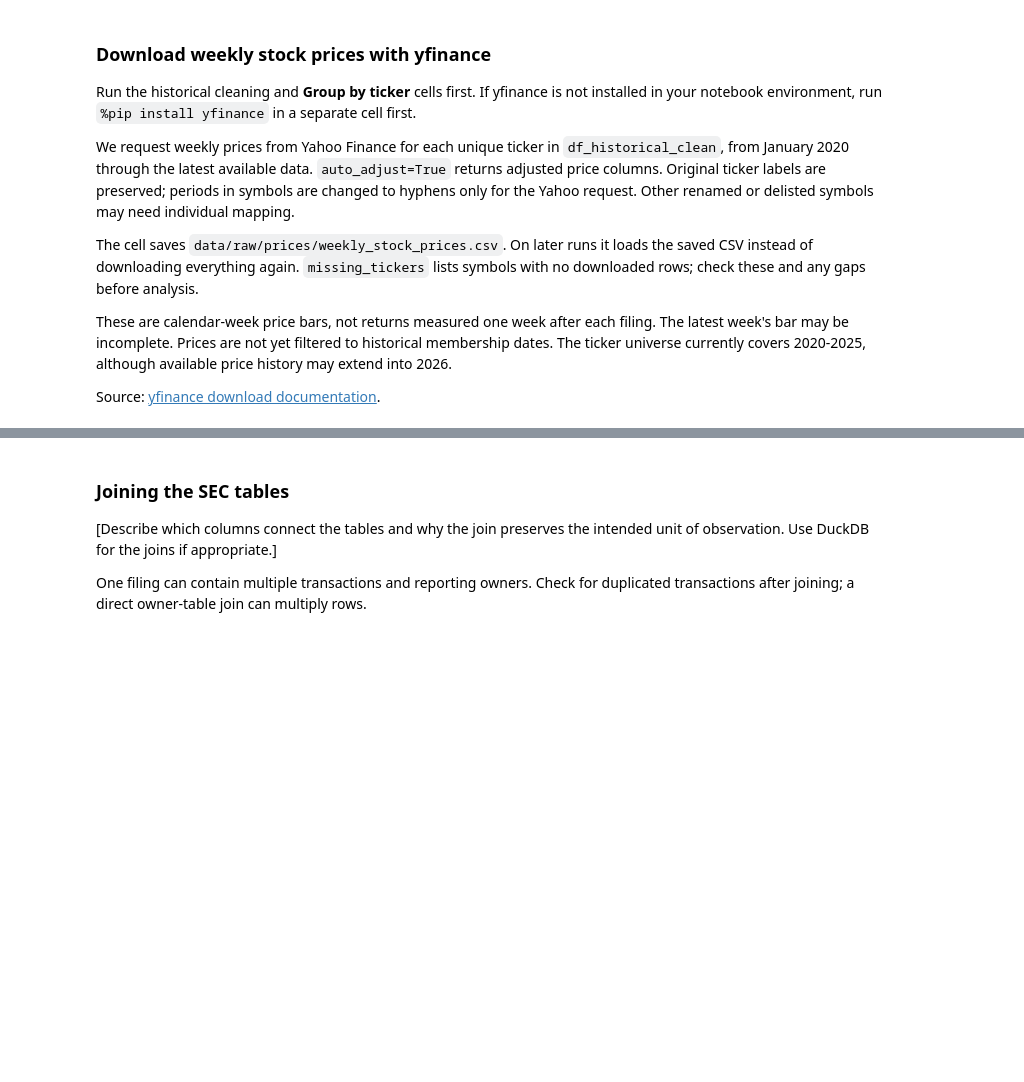
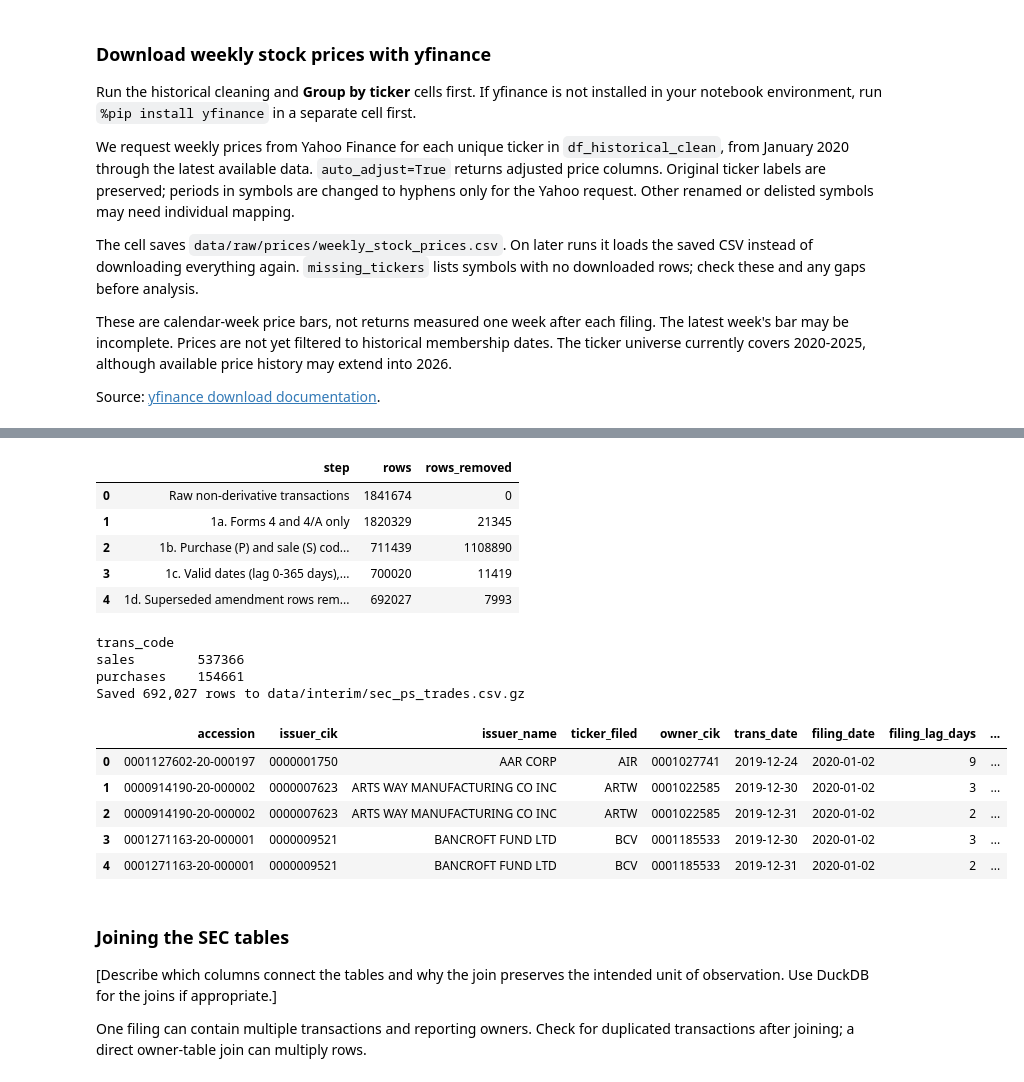
Before and after one commit to Vansh-Kakra/DSproject, a Jupyter notebook: insider-trading-phase2/phase2_insider_trading.ipynb, the cells around one changed output, grey strips where cells are left out. Saved outputs shown, nothing was run; the diff lists cells and outputs as text; code cells hidden in the pictures; blank space fills up the shorter version.

```diff
--- a/insider-trading-phase2/phase2_insider_trading.ipynb
+++ b/insider-trading-phase2/phase2_insider_trading.ipynb
@@ -549,0 +640,18 @@ security and transaction eligibility rules with the actual records.
+# %%
+# 1d. Drop superseded rows when a Form 4/A amends an earlier filing.
+first_owner = (df_owners.sort_values("RPTOWNERCIK")
+               .drop_duplicates("ACCESSION_NUMBER")[["ACCESSION_NUMBER", "RPTOWNERCIK"]])
+trades = trades.merge(first_owner, on="ACCESSION_NUMBER", how="left", validate="many_to_one")
+
+group_key = ["ISSUERCIK", "RPTOWNERCIK", "TRANS_DATE", "TRANS_CODE"]
+trades["is_amendment"] = trades["DOCUMENT_TYPE"].eq("4/A")
+group_has_amendment = trades.groupby(group_key, dropna=False)["is_amendment"].transform("any")
+
+# Latest filing in each group; ties broken by the larger accession number.
+latest_accession = (trades.sort_values(["FILING_DATE", "ACCESSION_NUMBER"])
+                    .groupby(group_key, dropna=False)["ACCESSION_NUMBER"].transform("last"))
+superseded = group_has_amendment & trades["ACCESSION_NUMBER"].ne(latest_accession)
+print(f"Groups containing an amendment: {trades.loc[group_has_amendment, group_key].drop_duplicates().shape[0]:,}")
+print(f"Superseded rows dropped: {superseded.sum():,}")
+trades = trades[~superseded].copy()
+cleaning_log.append({"step": "1d. Superseded amendment rows removed", "rows": len(trades)})
@@ -550,3 +667,48 @@ security and transaction eligibility rules with the actual records.
+# %%
+# 1e. Select and rename columns, then save the cleaned trades.
+df_trades_clean = trades.rename(columns={
+    "ACCESSION_NUMBER": "accession", "ISSUERCIK": "issuer_cik", "ISSUERNAME": "issuer_name",
+    "ISSUERTRADINGSYMBOL": "ticker_filed", "RPTOWNERCIK": "owner_cik",
+    "TRANS_DATE": "trans_date", "FILING_DATE": "filing_date", "TRANS_CODE": "trans_code",
+    "TRANS_SHARES": "shares", "TRANS_PRICEPERSHARE": "price", "SHRS_OWND_FOLWNG_TRANS": "shares_after",
+    "SECURITY_TITLE": "security_title", "DOCUMENT_TYPE": "form_type", "SOURCE_QUARTER": "source_quarter",
+})[["accession", "issuer_cik", "issuer_name", "ticker_filed", "owner_cik", "trans_date",
+    "filing_date", "filing_lag_days", "trans_code", "shares", "price", "trade_value",
+    "shares_after", "security_title", "form_type", "AFF10B5ONE", "source_quarter"]]
+
+# Ticker cleanup: trim spaces, uppercase, and treat blanks or "NONE" as missing.
+df_trades_clean["ticker_filed"] = (df_trades_clean["ticker_filed"].str.strip().str.upper()
+                                   .replace({"": pd.NA, "NONE": pd.NA, "N/A": pd.NA}))
+df_trades_clean["plan_10b5_1"] = pd.to_numeric(df_trades_clean.pop("AFF10B5ONE"), errors="coerce")
+df_trades_clean = df_trades_clean.sort_values(["filing_date", "issuer_cik", "accession"]).reset_index(drop=True)
+
+interim_dir = raw_dir.parent / "interim"
+interim_dir.mkdir(parents=True, exist_ok=True)
+df_trades_clean.to_csv(interim_dir / "sec_ps_trades.csv.gz", index=False)
+
+df_cleaning_log = pd.DataFrame(cleaning_log)
+df_cleaning_log["rows_removed"] = -df_cleaning_log["rows"].diff().fillna(0).astype(int)
+display(df_cleaning_log)
+print(df_trades_clean["trans_code"].value_counts().rename({"P": "purchases", "S": "sales"}).to_string())
+print(f"Saved {len(df_trades_clean):,} rows to data/interim/sec_ps_trades.csv.gz")
+display(df_trades_clean.head())
+# %% [output]
+|  | step | rows | rows_removed |
+| 0 | Raw non-derivative transactions | 1841674 | 0 |
+| 1 | 1a. Forms 4 and 4/A only | 1820329 | 21345 |
+| 2 | 1b. Purchase (P) and sale (S) cod... | 711439 | 1108890 |
+| 3 | 1c. Valid dates (lag 0-365 days),... | 700020 | 11419 |
+| 4 | 1d. Superseded amendment rows rem... | 692027 | 7993 |
+trans_code
+sales        537366
+purchases    154661
+Saved 692,027 rows to data/interim/sec_ps_trades.csv.gz
+|  | accession | issuer_cik | issuer_name | ticker_filed | owner_cik | trans_date | filing_date | filing_lag_days | ... |
+| 0 | 0001127602-20-000197 | 0000001750 | AAR CORP | AIR | 0001027741 | 2019-12-24 | 2020-01-02 | 9 | ... |
+| 1 | 0000914190-20-000002 | 0000007623 | ARTS WAY MANUFACTURING CO INC | ARTW | 0001022585 | 2019-12-30 | 2020-01-02 | 3 | ... |
+| 2 | 0000914190-20-000002 | 0000007623 | ARTS WAY MANUFACTURING CO INC | ARTW | 0001022585 | 2019-12-31 | 2020-01-02 | 2 | ... |
+| 3 | 0001271163-20-000001 | 0000009521 | BANCROFT FUND LTD | BCV | 0001185533 | 2019-12-30 | 2020-01-02 | 3 | ... |
+| 4 | 0001271163-20-000001 | 0000009521 | BANCROFT FUND LTD | BCV | 0001185533 | 2019-12-31 | 2020-01-02 | 2 | ... |
 # %% [markdown]
 ### Joining the SEC tables
 
```
Also changed, not shown: parts of 15 cells of this notebook, 1 other file.
